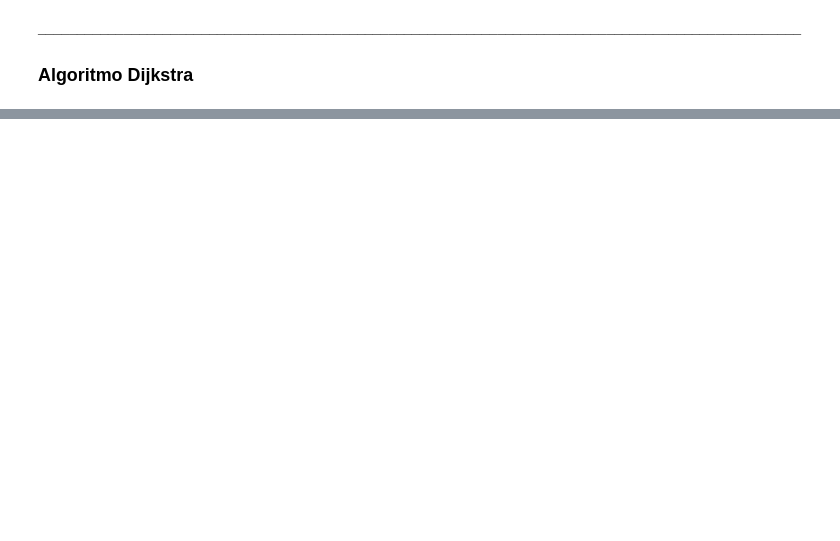
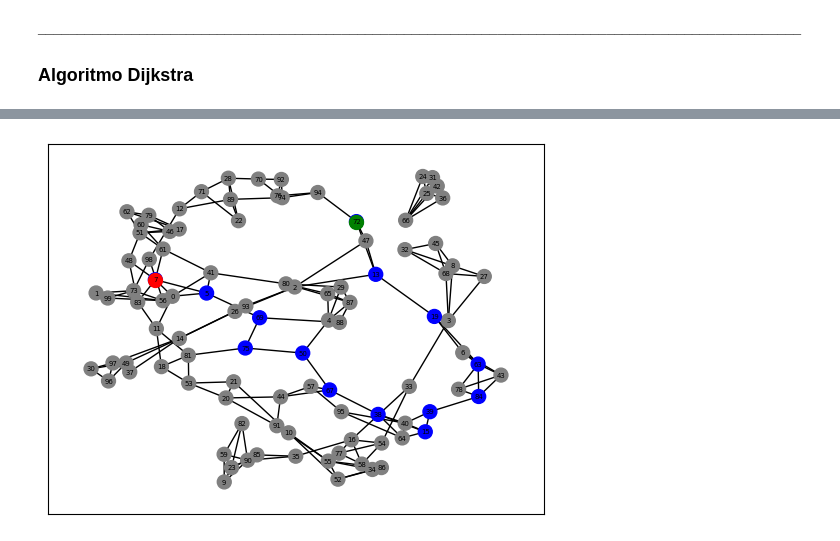
Before and after one commit to Lucasmm01/KNN-Algoritmos_de_busca, a Jupyter notebook: Rede KNN.ipynb, the cells around one changed output, grey strips where cells are left out. Saved outputs shown, nothing was run; the diff lists cells and outputs as text; code cells hidden in the pictures; blank space fills up the shorter version.

Commit message:
Adicionado A* e Dijkstra

```diff
--- a/Rede KNN.ipynb
+++ b/Rede KNN.ipynb
@@ -354,3 +444,86 @@ best_first_search(vertices, edges, source, target)
 <strong>__________________________________________________________________________________________________</strong>
 
 ### Algoritmo Dijkstra
+# %%
+import heapq
+
+def dijkstra(vertices, edges, start, target):
+    n = len(vertices)
+    graph = [[] for _ in range(n)]
+
+    for u, v, weight in edges:
+        graph[u].append((v, weight))
+        graph[v].append((u, weight))
+
+    distance = [float('inf')] * n
+    distance[start] = 0
+
+    pq = [(0, start)]
+    visited = set()
+
+    # Dicionário para armazenar o nó anterior no caminho mais curto
+    came_from = {}
+
+    while pq:
+        current_dist, current_vertex = heapq.heappop(pq)
+
+        if current_vertex == target:
+            break
+
+        if current_dist > distance[current_vertex]:
+            continue
+
+        visited.add(current_vertex)
+
+        for neighbor, weight in graph[current_vertex]:
+            new_dist = distance[current_vertex] + weight
+
+            if new_dist < distance[neighbor]:
+                distance[neighbor] = new_dist
+                heapq.heappush(pq, (new_dist, neighbor))
+                came_from[neighbor] = current_vertex
+
+    # Reconstrução do caminho percorrido
+    path = []
+    current = target
+    while current != start:
+        path.append(current)
+        current = came_from[current]
+    path.append(start)
+    path.reverse()
+
+    # Distância total percorrida
+    distance_total = distance[target]
+
+    return path, distance_total
+
+# Exemplo de utilização do algoritmo
+vertices = lista_vertices_index
+edges = lista_arestas
+source = 72
+target = 7
+
+caminho, distancia_total = dijkstra(vertices, edges, start, target)
+print("Caminho percorrido:", caminho)
+print("Distância total percorrida:", distancia_total)
+
+# Cria o grafo
+G = nx.Graph()
+for u, v, dist in lista_arestas:
+    G.add_edge(u, v, weight=dist)
+
+pos = nx.spring_layout(G, seed=9, k=1, iterations=100, scale=10)
+
+labels = {v: v for v in G.nodes()}
+cores_vertices = ['green' if v == source else 'red' if v == target else 'gray' for v in G.nodes()]
+cores_visitados = ['blue' if v in caminho else 'gray' for v in G.nodes()]
+
+nx.draw_networkx_nodes(G, pos, node_color=cores_visitados, node_size=100)
+nx.draw_networkx_edges(G, pos, width=1)
+nx.draw_networkx_labels(G, pos, labels, font_size=5, font_family='sans-serif')
+
+# Marca o nó origem e destino
+nx.draw_networkx_nodes(G, pos, nodelist=[source], node_color='green', node_size=100)
+nx.draw_networkx_nodes(G, pos, nodelist=[target], node_color='red', node_size=100)
+plt.show()
+# %% [output]
@@ -356,0 +532 @@ best_first_search(vertices, edges, source, target)
+[figure, added]
```
Also changed, not shown: parts of 10 cells of this notebook.
